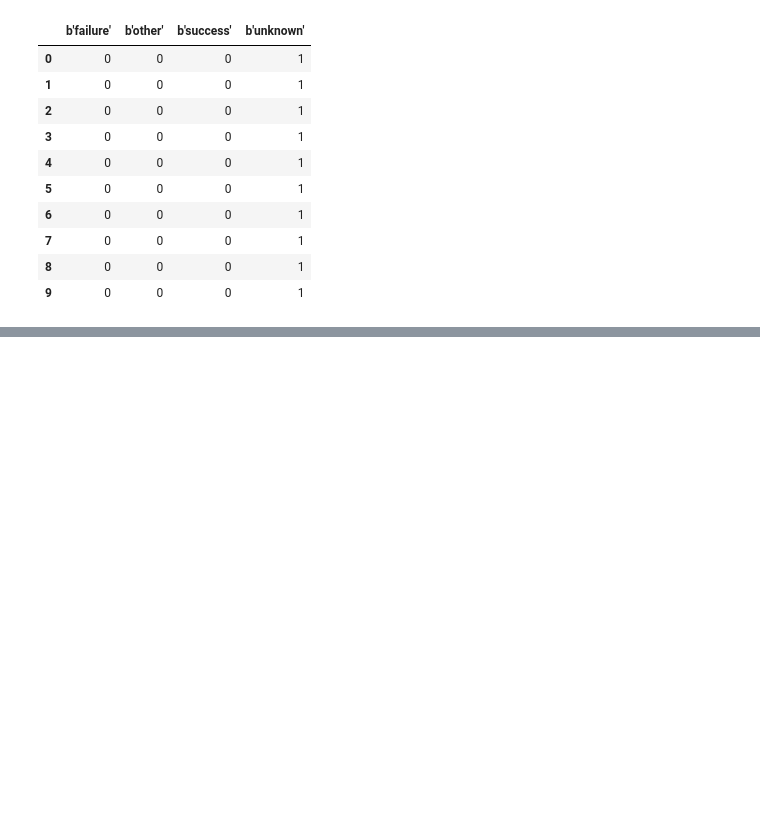
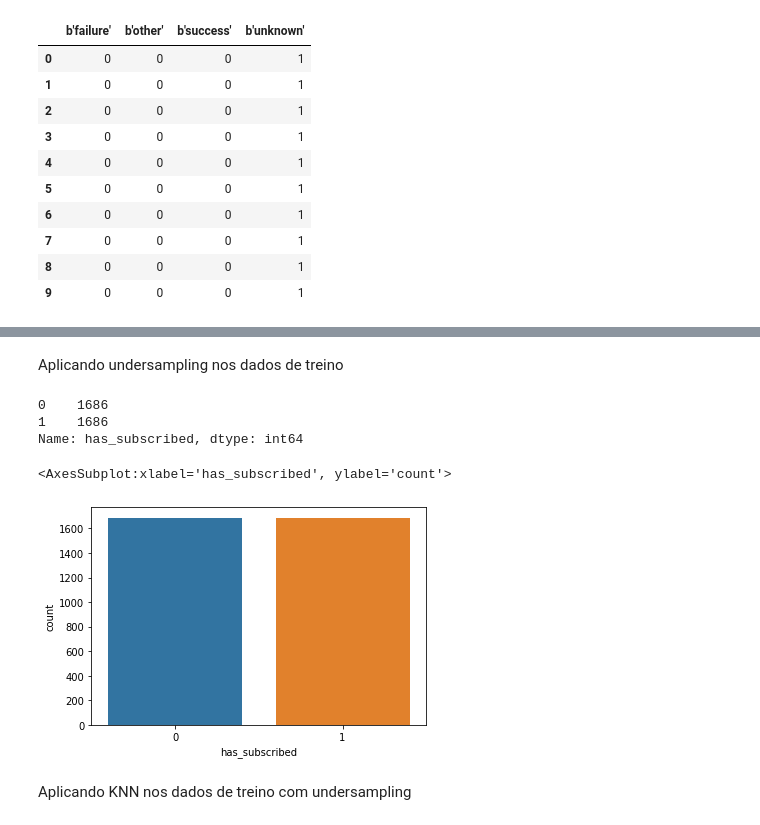
Before and after one commit to NickolasCrema/TB2_DATASCIENCE, a Jupyter notebook: dados.ipynb, the cells around one changed output, grey strips where cells are left out. Cells and saved outputs as stored; diff of their text form; code cells hidden in the pictures; blank space fills up the shorter version.

```diff
--- a/dados.ipynb
+++ b/dados.ipynb
@@ -215,0 +349,21 @@ df_outcome_previous.head(10)
+# %%
+under_sampler = RandomUnderSampler()
+over_sampler = RandomOverSampler()
+near_miss = NearMiss()
+one_sided_selection = OneSidedSelection()
+# %% [markdown]
+Aplicando undersampling nos dados de treino
+# %%
+x_rus_train, y_rus_train = under_sampler.fit_resample(x_train, y_train)
+# x_rus_train, y_rus_train = near_miss.fit_resample(x_rus_train, y_rus_train)
+# x_rus_train, y_rus_train = one_sided_selection.fit_resample(x_rus_train, y_rus_train)
+print(pd.Series(y_rus_train).value_counts())
+sns.countplot(x=y_rus_train)
+# %% [output]
+0    1686
+1    1686
+Name: has_subscribed, dtype: int64
+<AxesSubplot:xlabel='has_subscribed', ylabel='count'>
+[figure, added]
+# %% [markdown]
+Aplicando KNN nos dados de treino com undersampling
```
Also changed, not shown: parts of 57 cells of this notebook.
